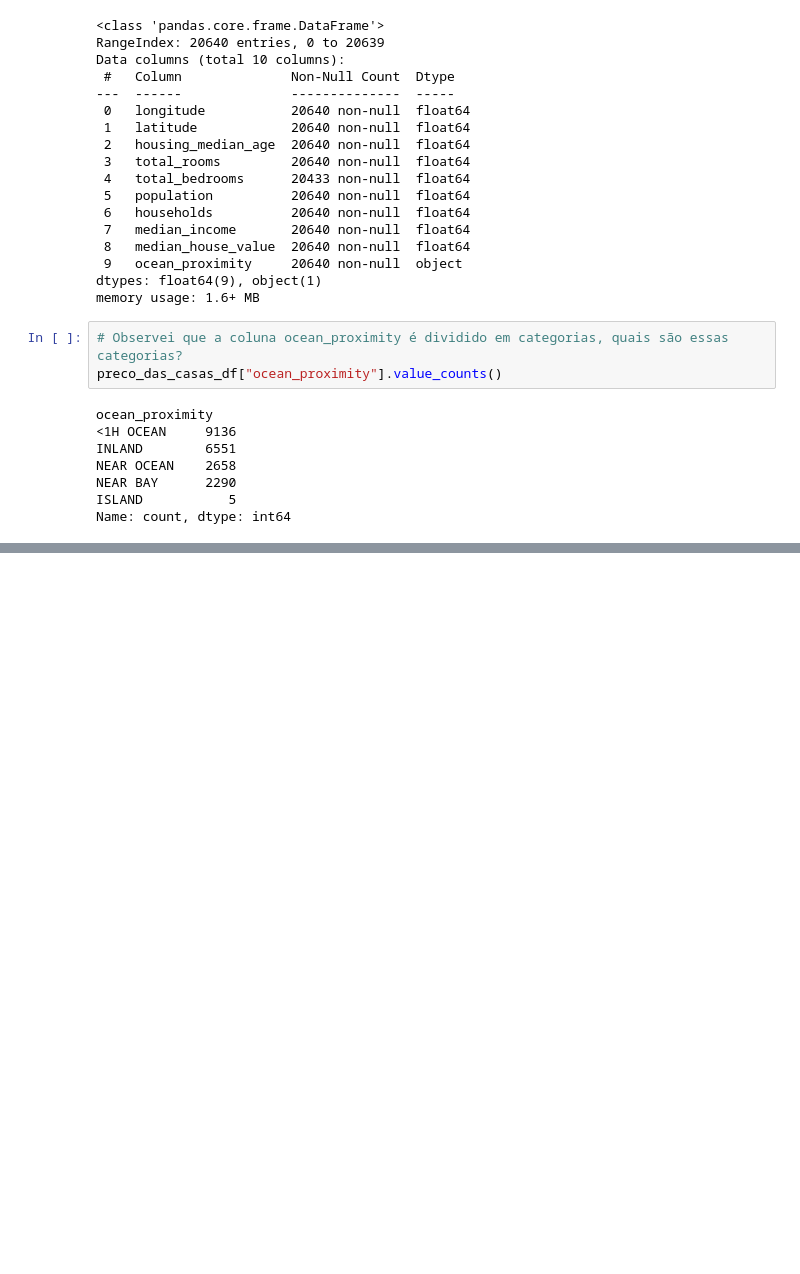
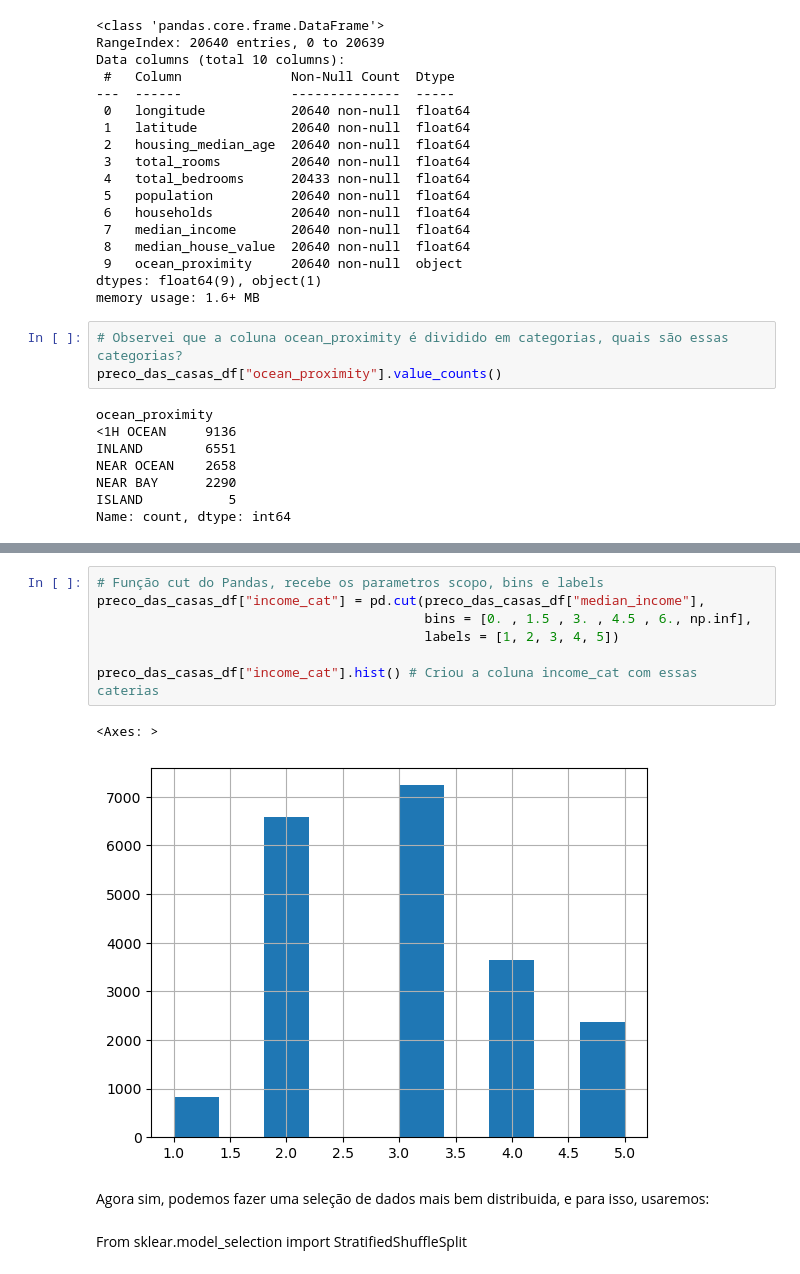
Before and after one commit to SavioCartaxo/IA_ScikitLearn_Keras_TensorFlow, a Jupyter notebook: housing.ipynb, the cells around one changed output, grey strips where cells are left out. Cells and saved outputs as stored; diff of their text form; blank space fills up the shorter version.

```diff
--- a/housing.ipynb
+++ b/housing.ipynb
@@ -58,0 +123,14 @@ plt.show()
+# %%
+# Função cut do Pandas, recebe os parametros scopo, bins e labels
+preco_das_casas_df["income_cat"] = pd.cut(preco_das_casas_df["median_income"],
+                                          bins = [0. , 1.5 , 3. , 4.5 , 6., np.inf],
+                                          labels = [1, 2, 3, 4, 5])
+
+preco_das_casas_df["income_cat"].hist() # Criou a coluna income_cat com essas caterias
+# %% [output]
+<Axes: >
+[figure, added]
+# %% [markdown]
+Agora sim, podemos fazer uma seleção de dados mais bem distribuida, e para isso, usaremos:
+# %% [markdown]
+From sklear.model_selection import StratifiedShuffleSplit
```
Also changed, not shown: parts of 16 cells of this notebook.
